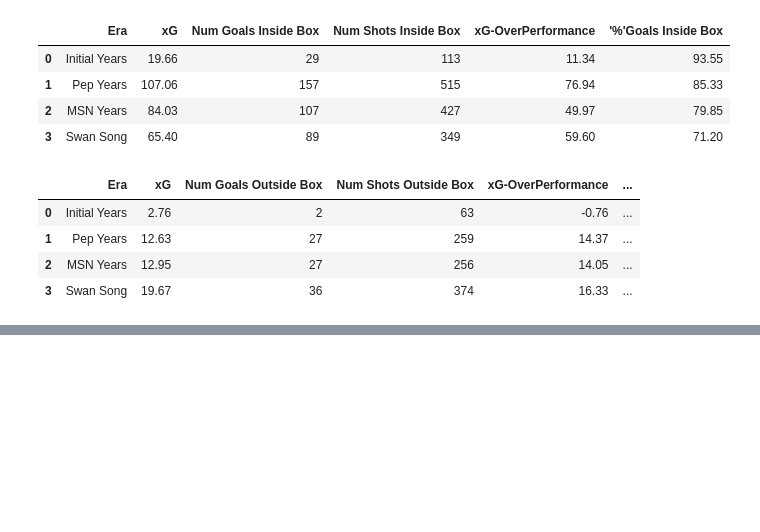
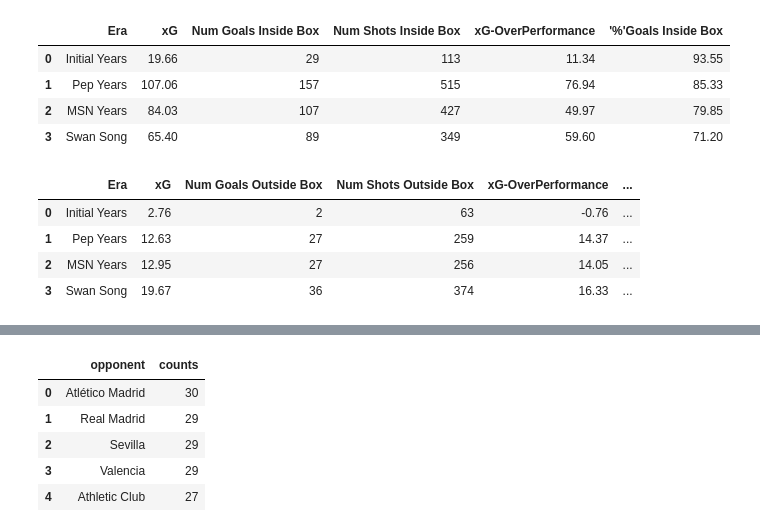
Before and after one commit to YashaswiPandey/IST652-FinalProject, a Jupyter notebook: messiAnalysis.ipynb, the cells around one changed output, grey strips where cells are left out. Saved outputs shown, nothing was run; the diff lists cells and outputs as text; code cells hidden in the pictures; blank space fills up the shorter version.

```diff
--- a/messiAnalysis.ipynb
+++ b/messiAnalysis.ipynb
@@ -1184,0 +1236,11 @@ goalsOBox
+# %%
+goalOpp = messiMatches['opponent'].value_counts().rename_axis('opponent').reset_index(name='counts').head(5)
+# %%
+goalOpp
+# %% [output]
+|  | opponent | counts |
+| 0 | Atlético Madrid | 30 |
+| 1 | Real Madrid | 29 |
+| 2 | Sevilla | 29 |
+| 3 | Valencia | 29 |
+| 4 | Athletic Club | 27 |
```
Also changed, not shown: parts of 14 cells of this notebook, 3 other files.
